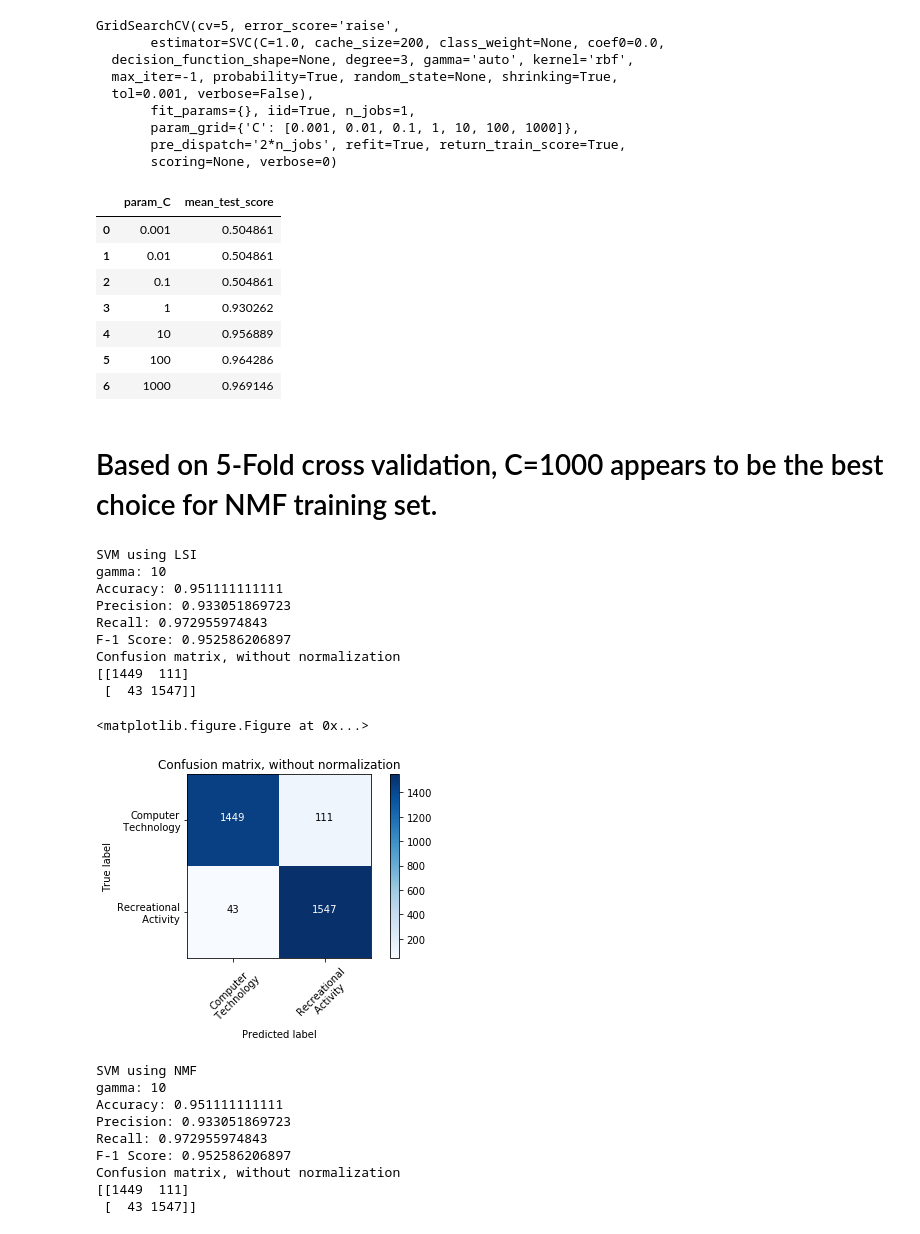
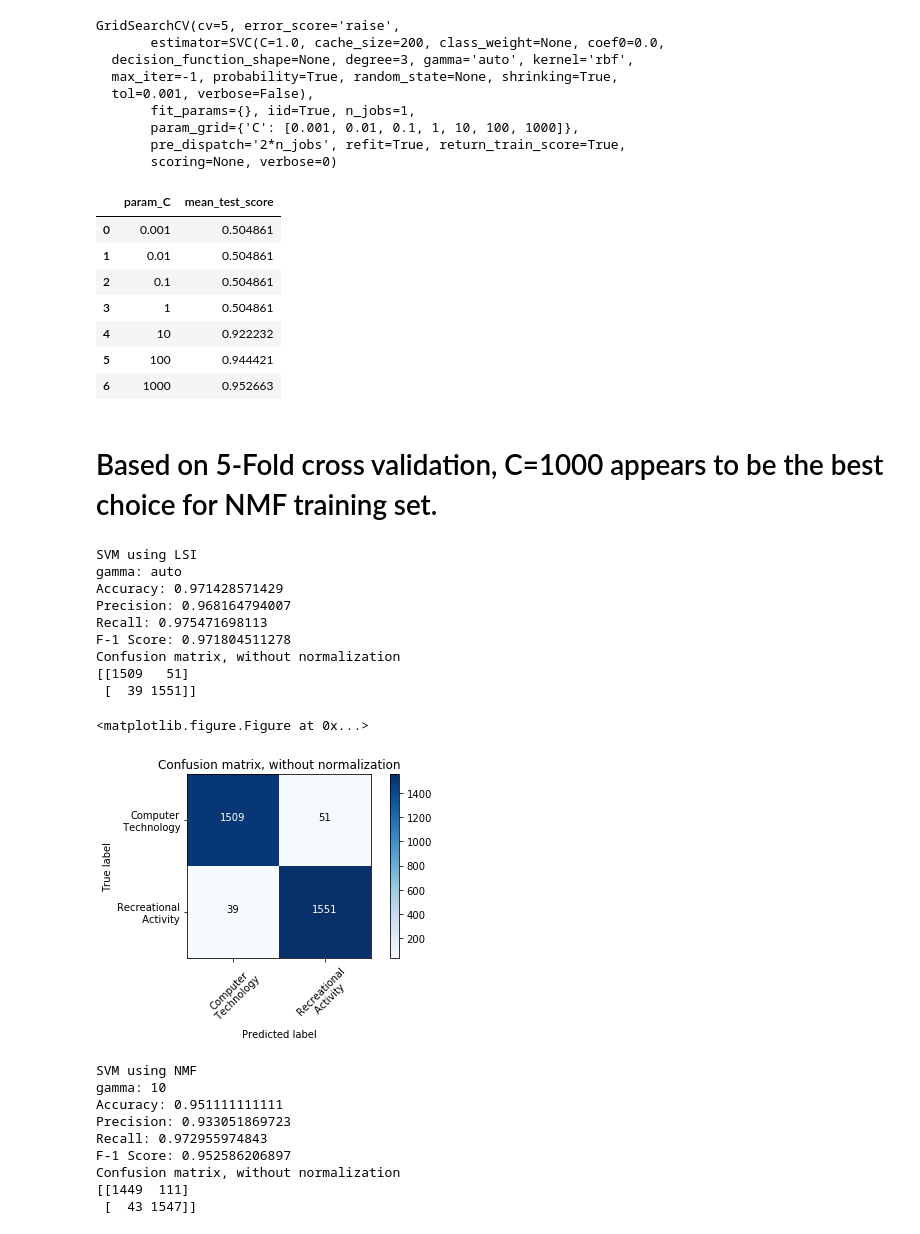
Before and after one commit to nsnguyen/ECE-219, a Jupyter notebook: project1/Project_1_UPDATED_V2.ipynb, the cells around one changed output. Cells and saved outputs as stored; diff of their text form; code cells hidden in the pictures.

```diff
--- a/project1/Project_1_UPDATED_V2.ipynb
+++ b/project1/Project_1_UPDATED_V2.ipynb
@@ -701,36 +701,36 @@ GridSearchCV(cv=5, error_score='raise',
        pre_dispatch='2*n_jobs', refit=True, return_train_score=True,
        scoring=None, verbose=0)
 # %%
-pd.DataFrame(svm_cv_grid.cv_results_)[['param_C','mean_test_score']]
+pd.DataFrame(svm_cvv_grid.cv_results_)[['param_C','mean_test_score']]
 # %% [output]
 |  | param_C | mean_test_score |
 | 0 | 0.001 | 0.504861 |
 | 1 | 0.01 | 0.504861 |
 | 2 | 0.1 | 0.504861 |
-| 3 | 1 | 0.930262 |
-| 4 | 10 | 0.956889 |
-| 5 | 100 | 0.964286 |
-| 6 | 1000 | 0.969146 |
+| 3 | 1 | 0.504861 |
+| 4 | 10 | 0.922232 |
+| 5 | 100 | 0.944421 |
+| 6 | 1000 | 0.952663 |
 # %% [markdown]
 # Based on 5-Fold cross validation, C=1000 appears to be the best choice for NMF training set.
 # %%
 # Training an SVM with this optimized gamma parameter
 #begin on this cell
 print('SVM using LSI')
-fpr,tpr = predict_calculate_svc(nmf_train, nmf_test, binary_train_target, binary_test_target
+fpr,tpr = predict_calculate_svc(lsi_train, lsi_test, binary_train_target, binary_test_target
                                 ,C=1000)
 fprs.append(fpr)
 tprs.append(tpr)
 # %% [output]
 SVM using LSI
-gamma: 10
-Accuracy: 0.951111111111
-Precision: 0.933051869723
-Recall: 0.972955974843
-F-1 Score: 0.952586206897
+gamma: auto
+Accuracy: 0.971428571429
+Precision: 0.968164794007
+Recall: 0.975471698113
+F-1 Score: 0.971804511278
 Confusion matrix, without normalization
-[[1449  111]
- [  43 1547]]
+[[1509   51]
+ [  39 1551]]
 <matplotlib.figure.Figure at 0x...>
 [figure]
 # %%
```
Also changed, not shown: parts of 1 cell of this notebook.
